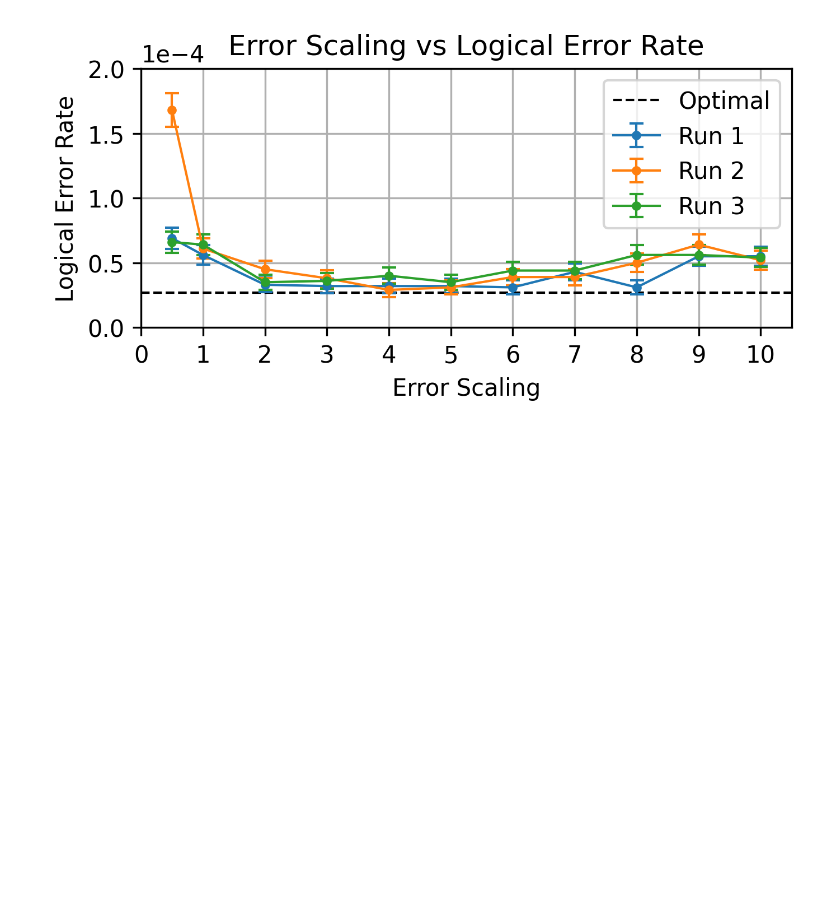
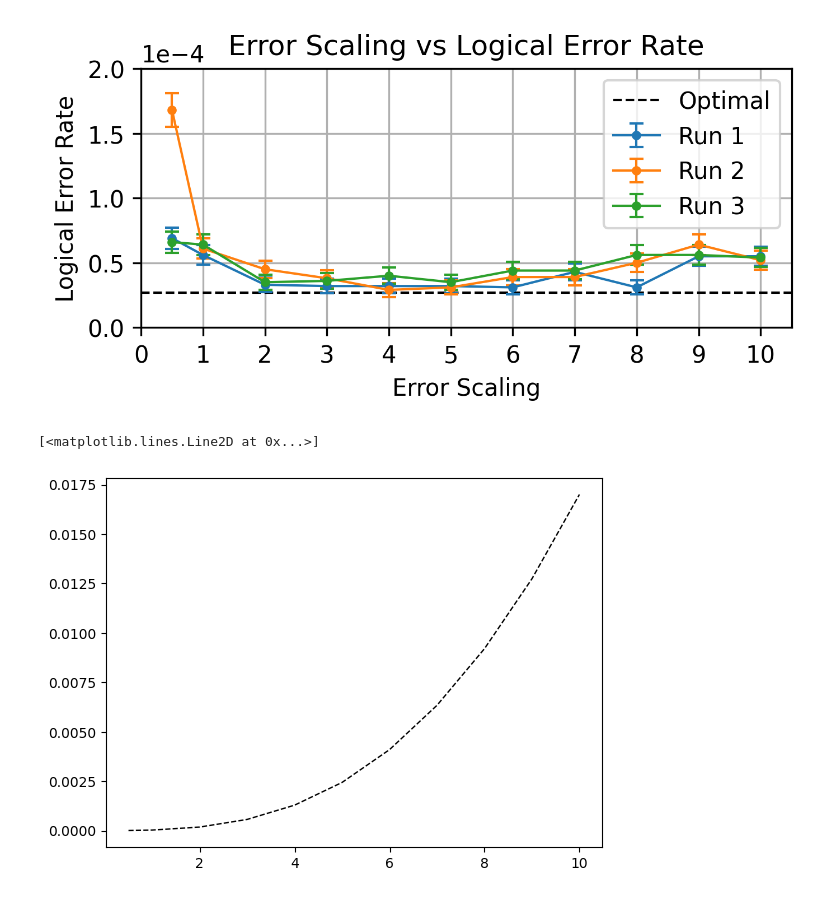
Before and after one commit to JuliusRye/QEC, a Jupyter notebook: Modules/fig_impact_of_noise_scaling.ipynb, the cells around one changed output. Drawn from its saved outputs; the diff is of its cells as text; code cells hidden in the pictures; blank space fills up the shorter version.

```diff
--- a/Modules/fig_impact_of_noise_scaling.ipynb
+++ b/Modules/fig_impact_of_noise_scaling.ipynb
@@ -3,0 +12,7 @@ import jax.numpy as jnp
+# %%
+p, nu = .01, 500
+ERROR_PROBS = jnp.array([
+    1 / (2 * (nu + 1)) * p,
+    1 / (2 * (nu + 1)) * p,
+    nu / (nu + 1) * p,
+])
@@ -80,3 +107,12 @@ plt.show()
 # %% [output]
 The PostScript backend does not support transparency; partially transparent artists will be rendered opaque.
 [figure]
+# %%
+plt.plot(
+    data[:,0],
+    [PMLD(code, ERROR_PROBS*scaling, parity_info).exact_logical_error_rate() for scaling in data[:,0]],
+    'k--', lw=1, label="Optimal"
+)
+# %% [output]
+[<matplotlib.lines.Line2D at 0x...>]
+[figure, added]
```
Also changed, not shown: parts of 4 cells of this notebook, 27 other files.
